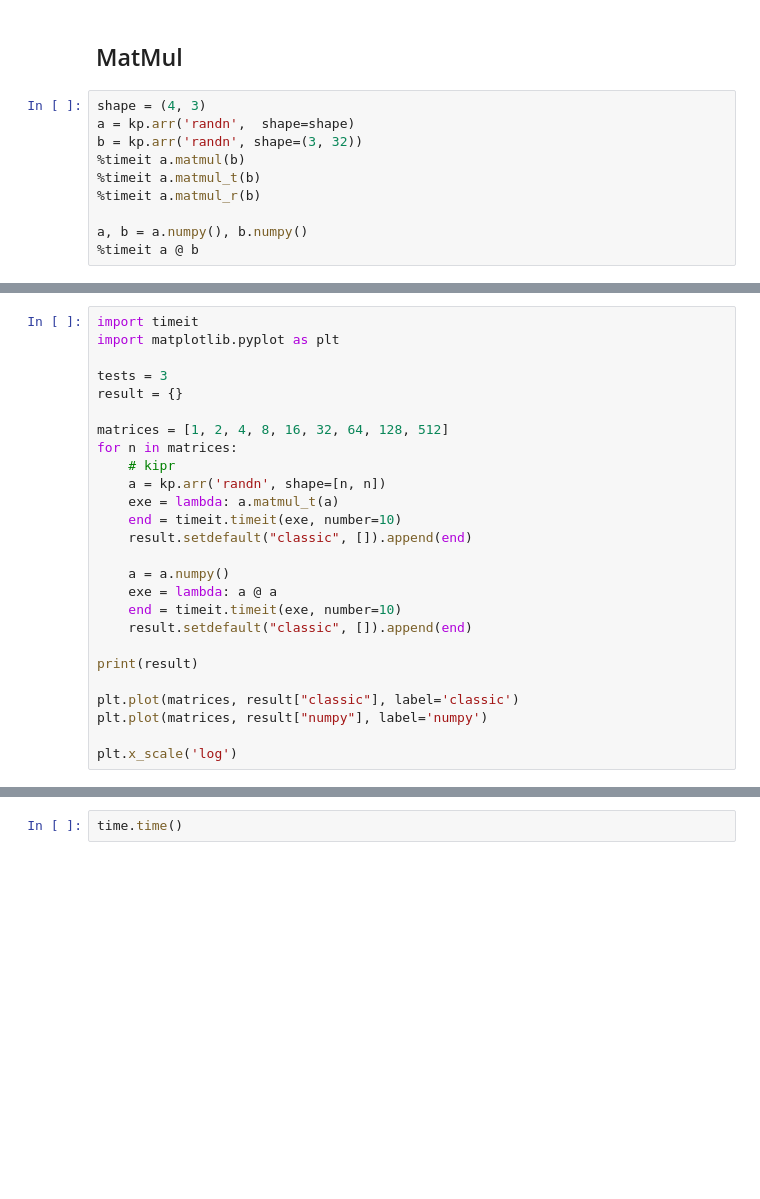
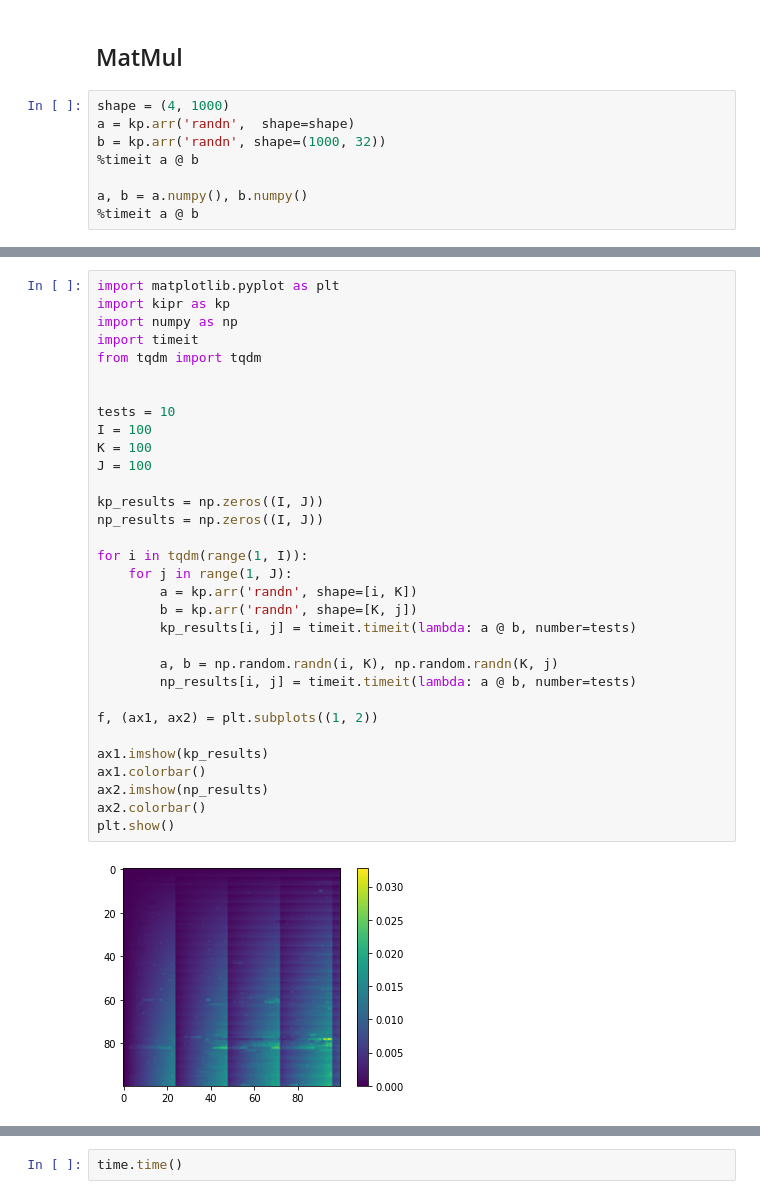
Before and after one commit to Kipre/kipr, a Jupyter notebook: docs/performance.ipynb, the cells around one changed output, grey strips where cells are left out. Saved outputs shown, nothing was run; the diff lists cells and outputs as text; blank space fills up the shorter version.

Commit message:
test passing and cleanup

```diff
--- a/docs/performance.ipynb
+++ b/docs/performance.ipynb
@@ -46,12 +46,10 @@ a, b = np.array(1), np.array(2)
 # %% [markdown]
 ## MatMul
 # %%
-shape = (4, 3)
+shape = (4, 1000)
 a = kp.arr('randn',  shape=shape)
-b = kp.arr('randn', shape=(3, 32))
-%timeit a.matmul(b)
-%timeit a.matmul_t(b)
-%timeit a.matmul_r(b)
+b = kp.arr('randn', shape=(1000, 32))
+%timeit a @ b
 
 a, b = a.numpy(), b.numpy()
 %timeit a @ b
@@ -58,26 +59,34 @@ a, b = a.numpy(), b.numpy()
-# %%
-import timeit
-import matplotlib.pyplot as plt
-
-tests = 3
-result = {}
-
-matrices = [1, 2, 4, 8, 16, 32, 64, 128, 512]
-for n in matrices:
-    # kipr
-    a = kp.arr('randn', shape=[n, n])
-    exe = lambda: a.matmul_t(a)
-    end = timeit.timeit(exe, number=10)
-    result.setdefault("classic", []).append(end)
-
-    a = a.numpy()
-    exe = lambda: a @ a
-    end = timeit.timeit(exe, number=10)
-    result.setdefault("classic", []).append(end)
-
-print(result)
-
-plt.plot(matrices, result["classic"], label='classic')
-plt.plot(matrices, result["numpy"], label='numpy')
-
-plt.x_scale('log')
+# %%
+import matplotlib.pyplot as plt
+import kipr as kp
+import numpy as np
+import timeit
+from tqdm import tqdm
+
+
+tests = 10
+I = 100
+K = 100
+J = 100
+
+kp_results = np.zeros((I, J))
+np_results = np.zeros((I, J))
+
+for i in tqdm(range(1, I)):
+    for j in range(1, J):
+        a = kp.arr('randn', shape=[i, K])
+        b = kp.arr('randn', shape=[K, j])
+        kp_results[i, j] = timeit.timeit(lambda: a @ b, number=tests)
+
+        a, b = np.random.randn(i, K), np.random.randn(K, j)
+        np_results[i, j] = timeit.timeit(lambda: a @ b, number=tests)
+
+f, (ax1, ax2) = plt.subplots((1, 2))
+
+ax1.imshow(kp_results)
+ax1.colorbar()
+ax2.imshow(np_results)
+ax2.colorbar()
+plt.show()
+# %% [output]
+[figure, added]
```
Also changed, not shown: parts of 4 cells of this notebook, 16 other files.
